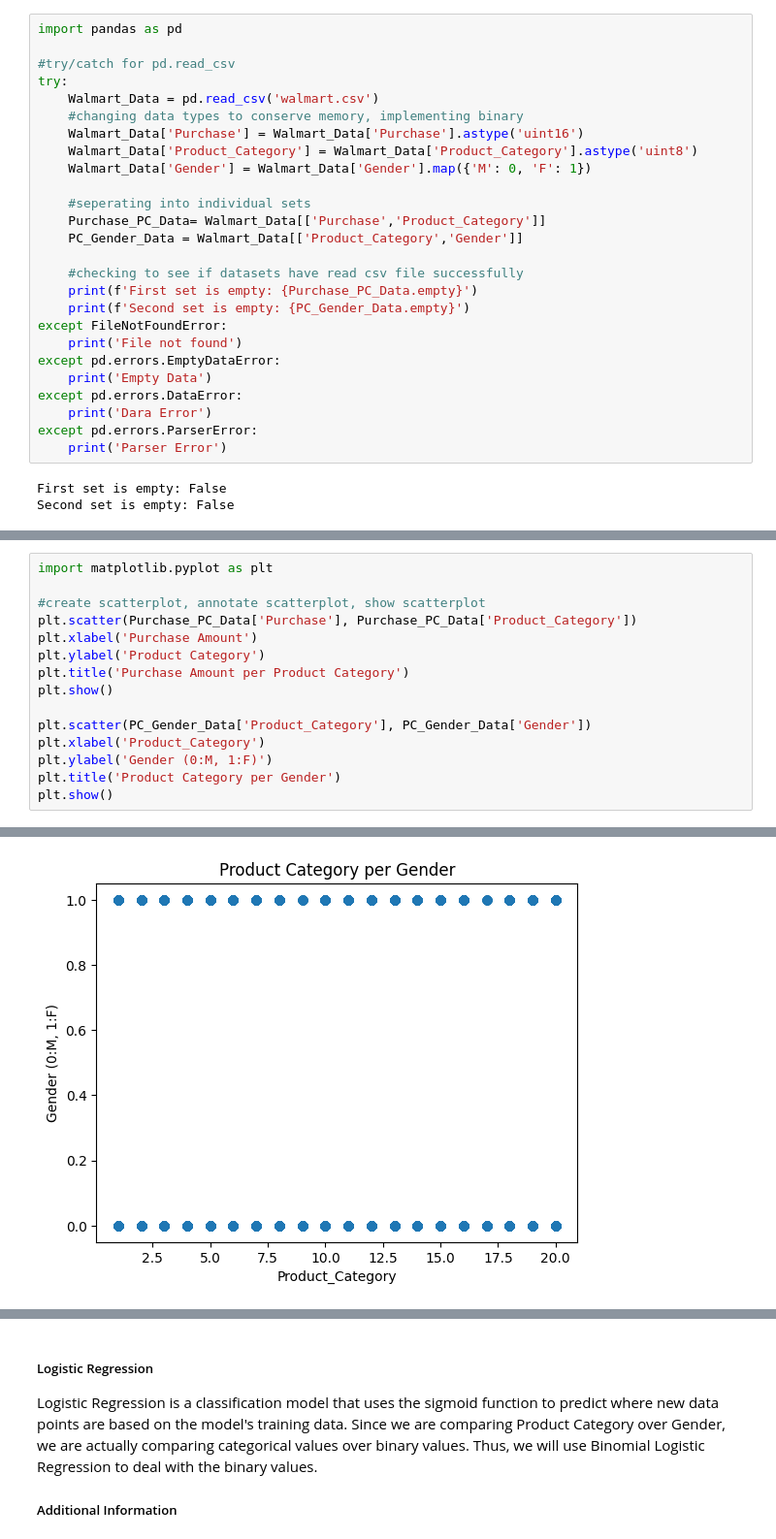
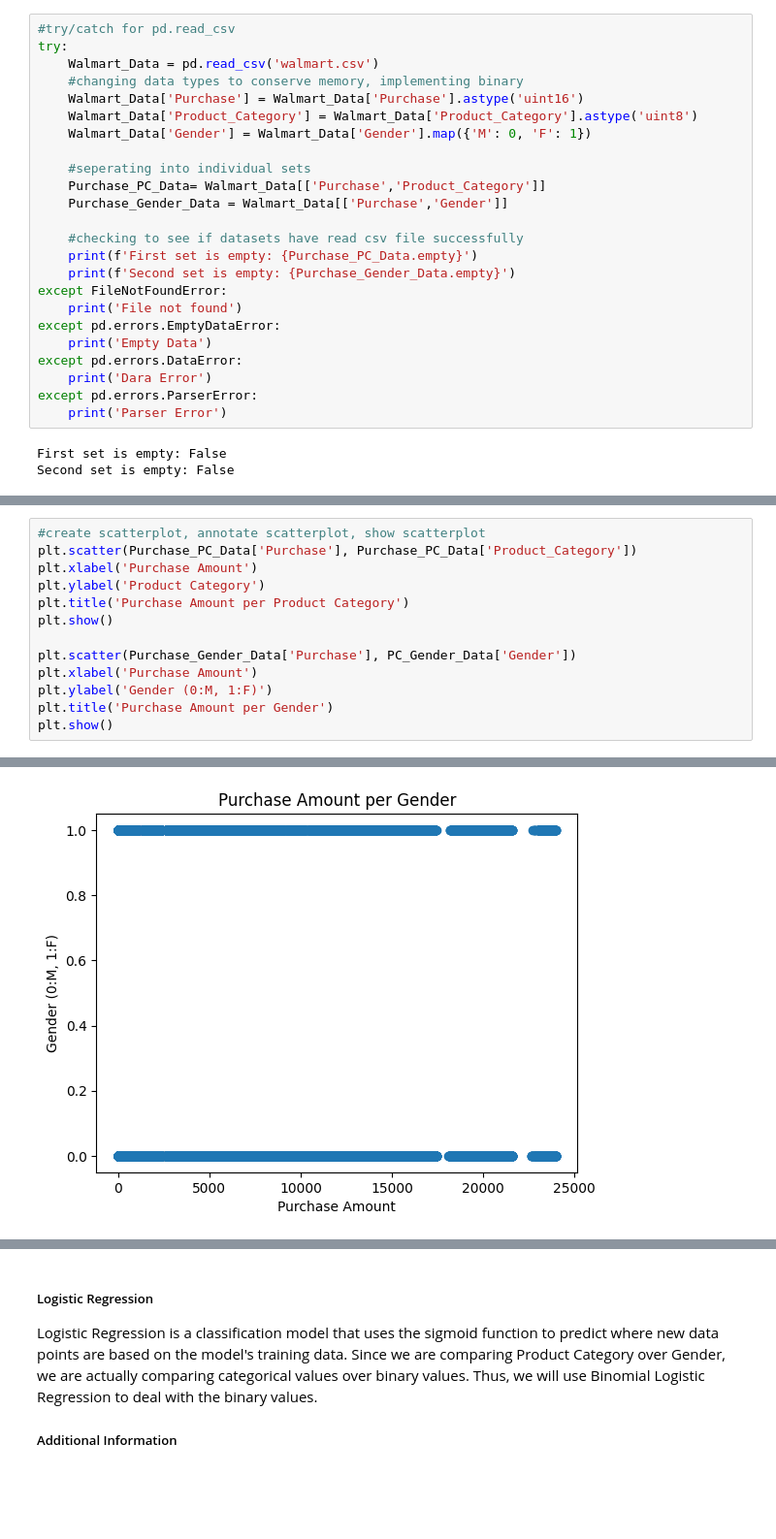
Before and after one commit to CIC-Research/Data-Science-Project, a Jupyter notebook: main.ipynb, the cells around one changed output, grey strips where cells are left out. Shown at 97% size. Cells and saved outputs as stored; diff of their text form; blank space fills up the shorter version.

```diff
--- a/main.ipynb
+++ b/main.ipynb
@@ -13,6 +26,4 @@ We start by using pandas to read our data from an Excel file and display it to p
 # %%
-import pandas as pd
-
 #try/catch for pd.read_csv
 try:
     Walmart_Data = pd.read_csv('walmart.csv')
@@ -23,11 +34,11 @@ try:
 
     #seperating into individual sets
     Purchase_PC_Data= Walmart_Data[['Purchase','Product_Category']]
-    PC_Gender_Data = Walmart_Data[['Product_Category','Gender']]
+    Purchase_Gender_Data = Walmart_Data[['Purchase','Gender']]
 
     #checking to see if datasets have read csv file successfully
     print(f'First set is empty: {Purchase_PC_Data.empty}')
-    print(f'Second set is empty: {PC_Gender_Data.empty}')
+    print(f'Second set is empty: {Purchase_Gender_Data.empty}')
 except FileNotFoundError:
     print('File not found')
 except pd.errors.EmptyDataError:
@@ -47,23 +67,21 @@ The following code block will show the scatterplot. Based on the scatterplot, we
 
 We will use this information to confirm our methods in Step 3 when we perform a cluster.
 # %%
-import matplotlib.pyplot as plt
-
 #create scatterplot, annotate scatterplot, show scatterplot
 plt.scatter(Purchase_PC_Data['Purchase'], Purchase_PC_Data['Product_Category'])
 plt.xlabel('Purchase Amount')
 plt.ylabel('Product Category')
 plt.title('Purchase Amount per Product Category')
 plt.show()
 
-plt.scatter(PC_Gender_Data['Product_Category'], PC_Gender_Data['Gender'])
-plt.xlabel('Product_Category')
+plt.scatter(Purchase_Gender_Data['Purchase'], PC_Gender_Data['Gender'])
+plt.xlabel('Purchase Amount')
 plt.ylabel('Gender (0:M, 1:F)')
-plt.title('Product Category per Gender')
+plt.title('Purchase Amount per Gender')
 plt.show()
 # %% [output]
 [figure]
-[figure, old version]
+[figure, new version]
 # %% [markdown]
 #### Step 3: Clustering Data
 ##### Elbow Method
```
Also changed, not shown: parts of 17 cells of this notebook.
